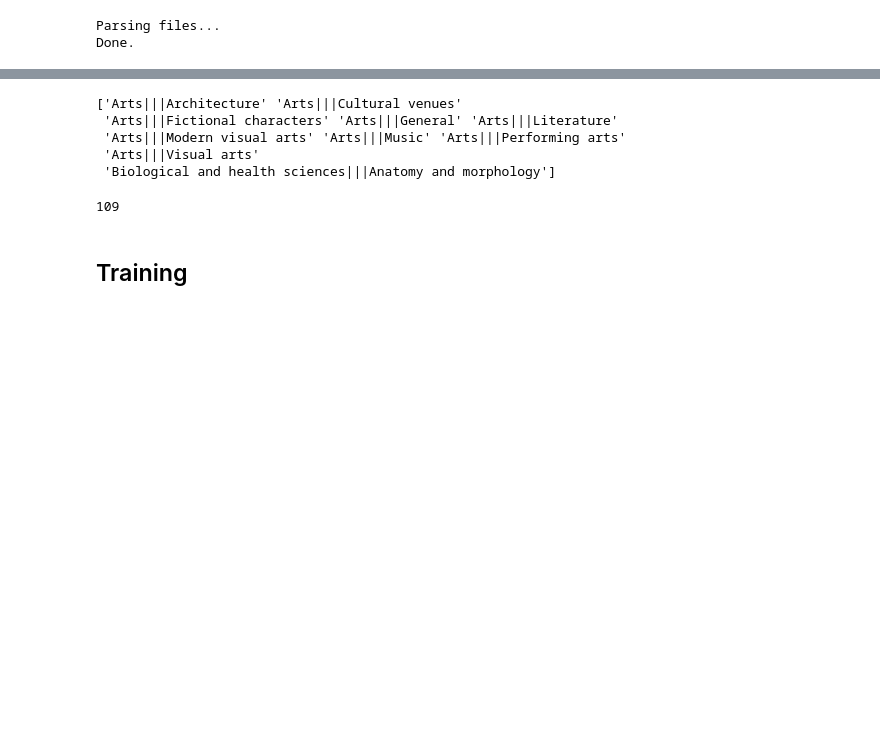
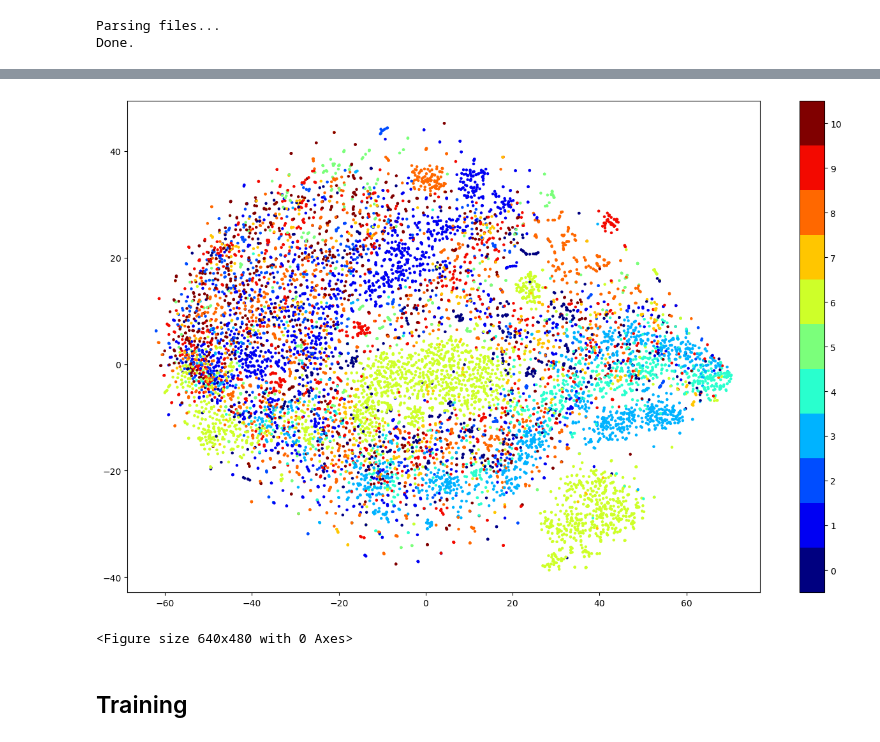
Before and after one commit to RomanPlaud/internship-onepoint-telecom, a Jupyter notebook: notebook_thomas.ipynb, the cells around one changed output, grey strips where cells are left out. Saved outputs shown, nothing was run; the diff lists cells and outputs as text; code cells hidden in the pictures; blank space fills up the shorter version.

```diff
--- a/notebook_thomas.ipynb
+++ b/notebook_thomas.ipynb
@@ -46 +80,13 @@ len(np.unique(labels))
+# %%
+## plot t-sne results
+plt.figure(figsize=(16,10))
+plt.scatter(tsne_results[:,0], tsne_results[:,1], c=labels, cmap=plt.cm.get_cmap("jet", len(np.unique(labels))), s=5)
+plt.colorbar(ticks=range(len(np.unique(labels))))
+plt.clim(-0.5, len(np.unique(labels))-0.5)
+plt.show()
+## save figure
+plt.savefig('tsne_bow.png')
+# %% [output]
+[figure, added]
+<Figure size 640x480 with 0 Axes>
 # %%
@@ -48,15 +94,3 @@ labels, names_labels = get_labels(labels_hierarchy, names_labels_hierarchy, dept
-# %%
-print(names_labels[:10])
-# %% [output]
-['Arts|||Architecture' 'Arts|||Cultural venues'
- 'Arts|||Fictional characters' 'Arts|||General' 'Arts|||Literature'
- 'Arts|||Modern visual arts' 'Arts|||Music' 'Arts|||Performing arts'
- 'Arts|||Visual arts'
- 'Biological and health sciences|||Anatomy and morphology']
-# %%
-len(np.unique(labels))
-# %% [output]
-109
 # %% [markdown]
 ## Training
 # %%
```
Also changed, not shown: parts of 15 cells of this notebook, 4 other files.
